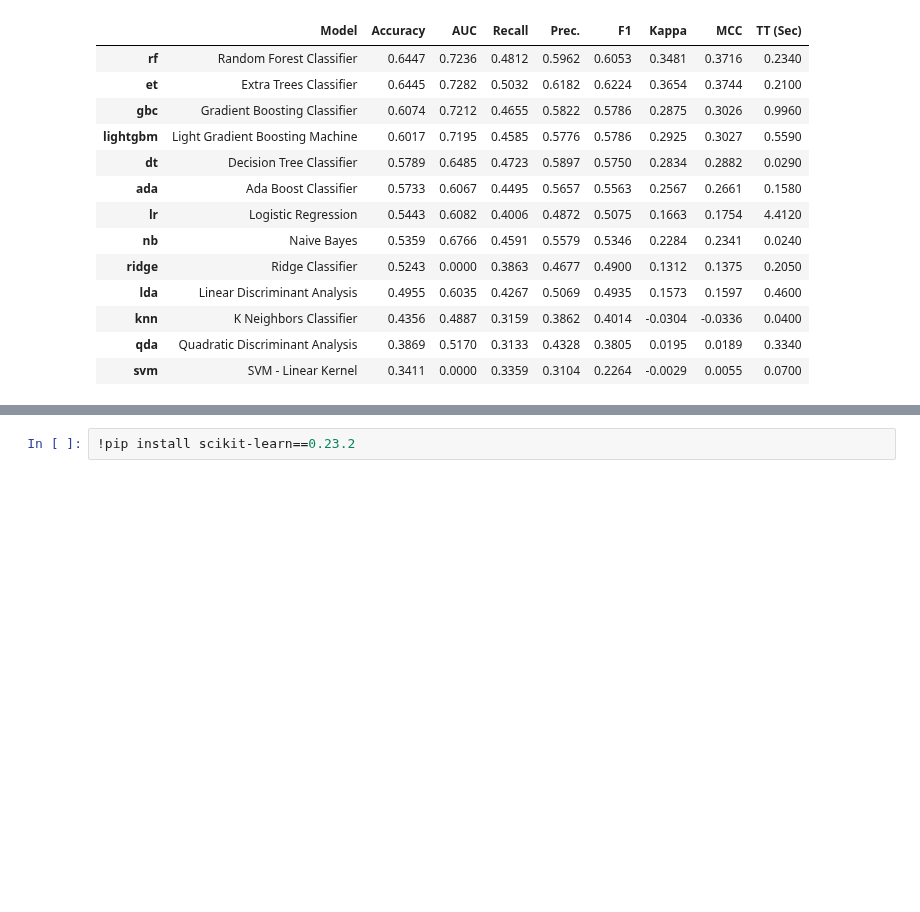
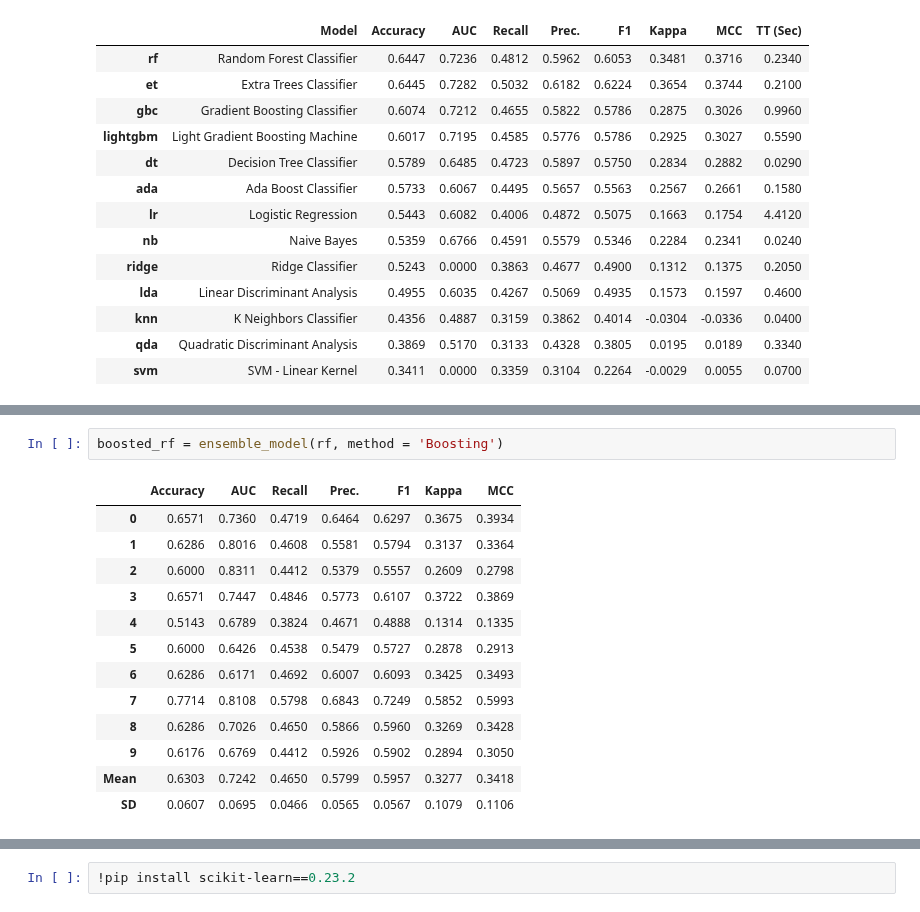
Before and after one commit to JannaW0402/Pump-it-Up, a Jupyter notebook: 869model.ipynb, the cells around one changed output, grey strips where cells are left out. Drawn from its saved outputs; the diff is of its cells as text; blank space fills up the shorter version.

```diff
--- a/869model.ipynb
+++ b/869model.ipynb
@@ -249,0 +270,16 @@ Fitting 10 folds for each of 10 candidates, totalling 100 fits
+# %%
+boosted_rf = ensemble_model(rf, method = 'Boosting')
+# %% [output]
+|  | Accuracy | AUC | Recall | Prec. | F1 | Kappa | MCC |
+| 0 | 0.6571 | 0.7360 | 0.4719 | 0.6464 | 0.6297 | 0.3675 | 0.3934 |
+| 1 | 0.6286 | 0.8016 | 0.4608 | 0.5581 | 0.5794 | 0.3137 | 0.3364 |
+| 2 | 0.6000 | 0.8311 | 0.4412 | 0.5379 | 0.5557 | 0.2609 | 0.2798 |
+| 3 | 0.6571 | 0.7447 | 0.4846 | 0.5773 | 0.6107 | 0.3722 | 0.3869 |
+| 4 | 0.5143 | 0.6789 | 0.3824 | 0.4671 | 0.4888 | 0.1314 | 0.1335 |
+| 5 | 0.6000 | 0.6426 | 0.4538 | 0.5479 | 0.5727 | 0.2878 | 0.2913 |
+| 6 | 0.6286 | 0.6171 | 0.4692 | 0.6007 | 0.6093 | 0.3425 | 0.3493 |
+| 7 | 0.7714 | 0.8108 | 0.5798 | 0.6843 | 0.7249 | 0.5852 | 0.5993 |
+| 8 | 0.6286 | 0.7026 | 0.4650 | 0.5866 | 0.5960 | 0.3269 | 0.3428 |
+| 9 | 0.6176 | 0.6769 | 0.4412 | 0.5926 | 0.5902 | 0.2894 | 0.3050 |
+| Mean | 0.6303 | 0.7242 | 0.4650 | 0.5799 | 0.5957 | 0.3277 | 0.3418 |
+| SD | 0.0607 | 0.0695 | 0.0466 | 0.0565 | 0.0567 | 0.1079 | 0.1106 |
```
Also changed, not shown: parts of 22 cells of this notebook.
